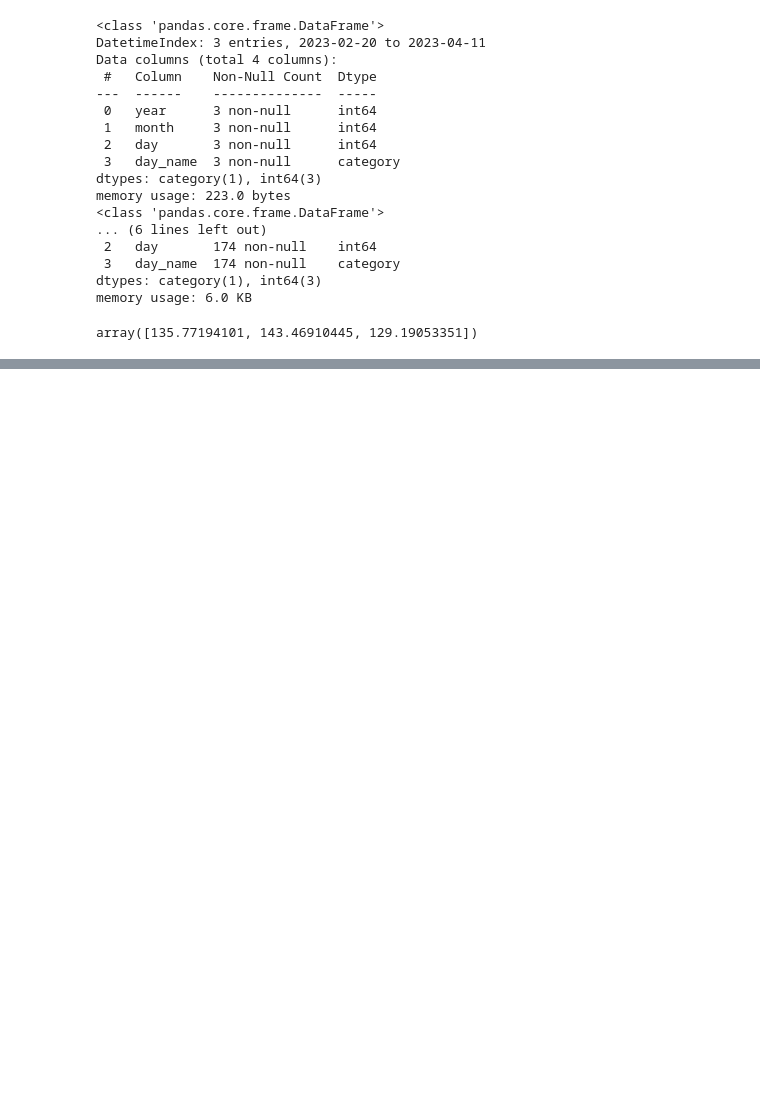
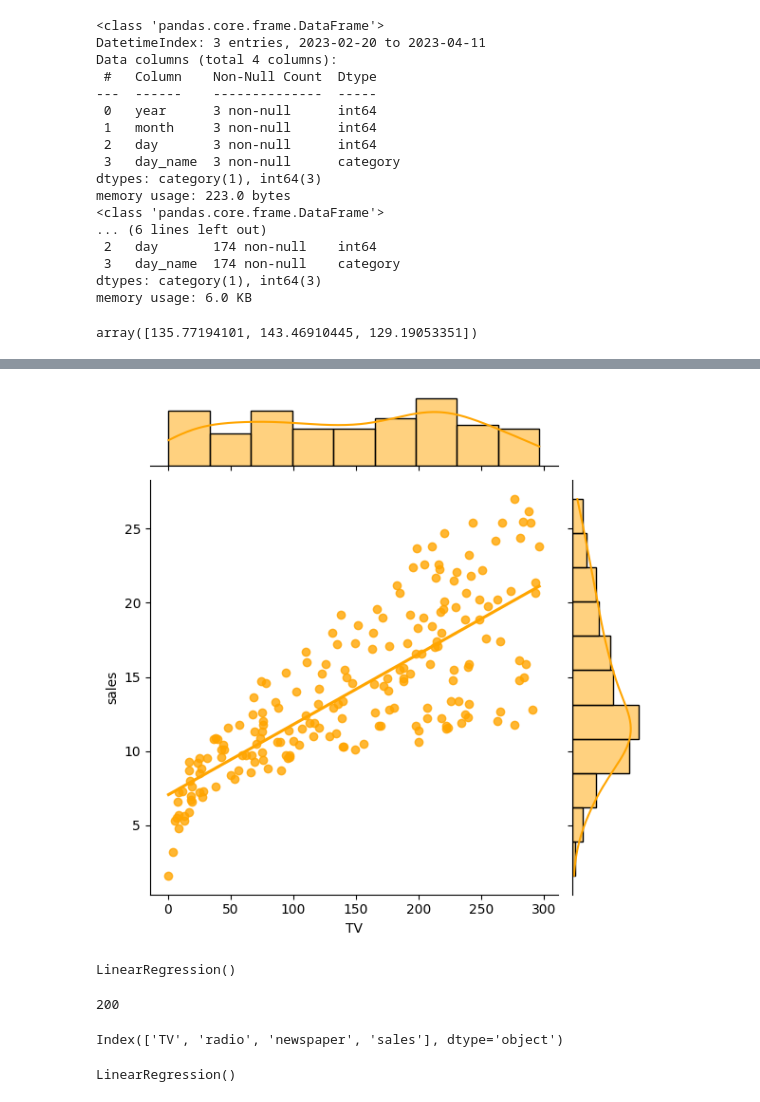
Before and after one commit to Bank-panuwat/TimeSeries, a Jupyter notebook: TimeSeries.ipynb, the cells around one changed output, grey strips where cells are left out. Drawn from its saved outputs; the diff is of its cells as text; code cells hidden in the pictures; blank space fills up the shorter version.

```diff
--- a/TimeSeries.ipynb
+++ b/TimeSeries.ipynb
@@ -608,0 +678,19 @@ array([135.77194101, 143.46910445, 129.19053351])
+# %%
+sns.jointplot(x='TV', y='sales', data=df, kind='reg', ci=None,
+              color='orange');
+# %% [output]
+[figure, added]
+# %%
+from sklearn.linear_model import LinearRegression
+model = LinearRegression()
+model
+# %% [output]
+LinearRegression()
+# %%
+len(df)
+# %% [output]
+200
+# %%
+df.columns
+# %% [output]
+Index(['TV', 'radio', 'newspaper', 'sales'], dtype='object')
@@ -608,0 +700,4 @@ array([135.77194101, 143.46910445, 129.19053351])
+# %%
+model.fit(X, y)
+# %% [output]
+LinearRegression()
```
Also changed, not shown: parts of 29 cells of this notebook.
